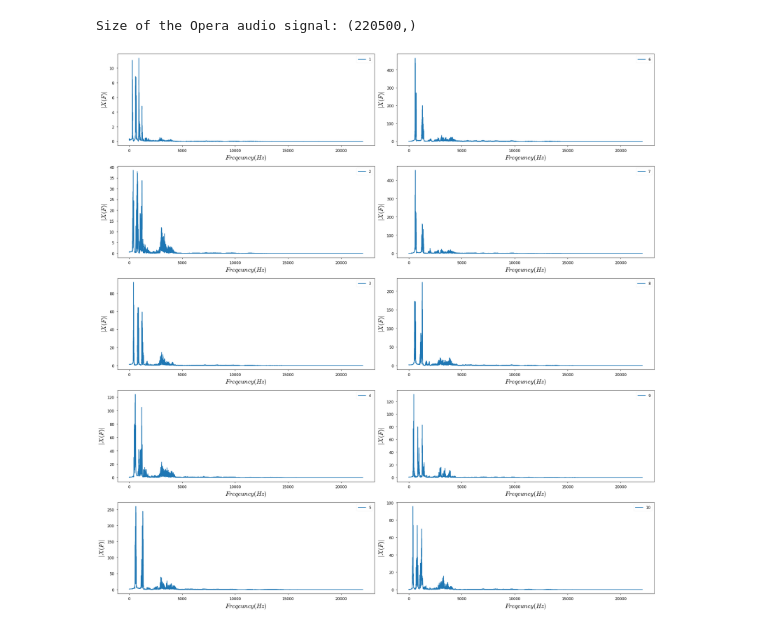
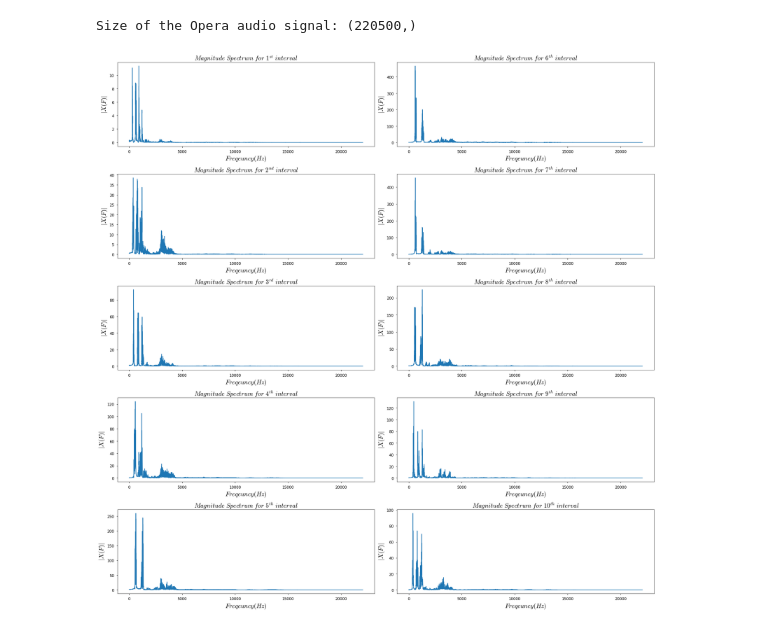
Before and after one commit to Harsha1569/DSP_Lab, a Jupyter notebook: Experiment_3/Experiment_3.ipynb, the cells around one changed output. Cells and saved outputs as stored; diff of their text form; code cells hidden in the pictures.

```diff
--- a/Experiment_3/Experiment_3.ipynb
+++ b/Experiment_3/Experiment_3.ipynb
@@ -206,0 +218,21 @@ Part1 :
+# %%
+def spec(x, Fs, max_freq=None, do_fft=True):
+    C = int(len(x) / 2)
+    if max_freq:
+        C = int(C * max_freq / float(Fs) * 2)
+    X = np.abs(np.fft.fft(x)[0:C]) if do_fft else x[0:C]
+    N = Fs * np.arange(0, C) / len(x);
+    return N, X
+
+freq, mag_spect = spec(whistle_track0, sampling_rate, sampling_rate/2)
+# %%
+fig, axs = plt.subplots(figsize=(20,15))
+def plot_signal(x, y, xaxis_label=None, yaxis_label=None):
+    axs.plot(x, y)
+    axs.set_title('Magnitude Spectrum of reference keylock', fontsize = 25)
+    axs.set_xlabel(xaxis_label, fontsize = 25)
+    axs.set_ylabel(yaxis_label, fontsize = 25)
+    axs.tick_params(axis="both", labelsize = 15)
+    fig.tight_layout()
+
+plot_signal(freq, mag_spect, xaxis_label=r'$Freqeuncy(Hz)$', yaxis_label=r'$|X(F)|$')
@@ -240,26 +293,35 @@ for i in range(10):
   start_point = end_point + 1
 
 for j in range(10):
-  temp1, temp2 = spec(arr[j], F_s, F_s//2)
+  temp1, temp2 = spec(arr[j], F_s, F_s/2)
   frequency.append(temp1)
   spectrum.append(temp2)
 # %%
+title_s= ['$Magnitude\ Spectrum\ for\ 1^{st}\ interval$',
+          '$Magnitude\ Spectrum\ for\ 2^{nd}\ interval$',
+          '$Magnitude\ Spectrum\ for\ 3^{rd}\ interval$',
+          '$Magnitude\ Spectrum\ for\ 4^{th}\ interval$',
+          '$Magnitude\ Spectrum\ for\ 5^{th}\ interval$',
+          '$Magnitude\ Spectrum\ for\ 6^{th}\ interval$',
+          '$Magnitude\ Spectrum\ for\ 7^{th}\ interval$',
+          '$Magnitude\ Spectrum\ for\ 8^{th}\ interval$',
+          '$Magnitude\ Spectrum\ for\ 9^{th}\ interval$',
+          '$Magnitude\ Spectrum\ for\ 10^{th}\ interval$']
 fig, axs = plt.subplots(5,2, figsize=(25,25))
 def plot_signal(x, y, xaxis_label=None, yaxis_label=None, row=None, column=None, legend=None):
-    axs[row,column].plot(x, y, label = legend+1)
-    axs[row,column].legend(loc = 'upper right', fontsize = 12)
-    #axs[row].set_title(title[row], fontsize = 20)
+    axs[row,column].plot(x, y)
+    axs[row,column].set_title(title_s[legend], fontsize = 20)
     axs[row,column].set_xlabel(xaxis_label, fontsize = 20)
     axs[row,column].set_ylabel(yaxis_label, fontsize = 20)
     axs[row,column].tick_params(axis="both", labelsize = 12)
     fig.tight_layout()
 
 for j in range(10):
   if (j<5):
     plot_signal(frequency[j], spectrum[j], xaxis_label=r'$Freqeuncy(Hz)$', yaxis_label=r'$|X(F)|$', row=j, column=0, legend=j)
   else:
     plot_signal(frequency[j], spectrum[j], xaxis_label=r'$Freqeuncy(Hz)$', yaxis_label=r'$|X(F)|$', row=j-5, column=1, legend=j)
 
 fig.savefig('fig3.png')
 # %% [output]
-[figure, old version]
+[figure, new version]
```
Also changed, not shown: parts of 4 cells of this notebook.
